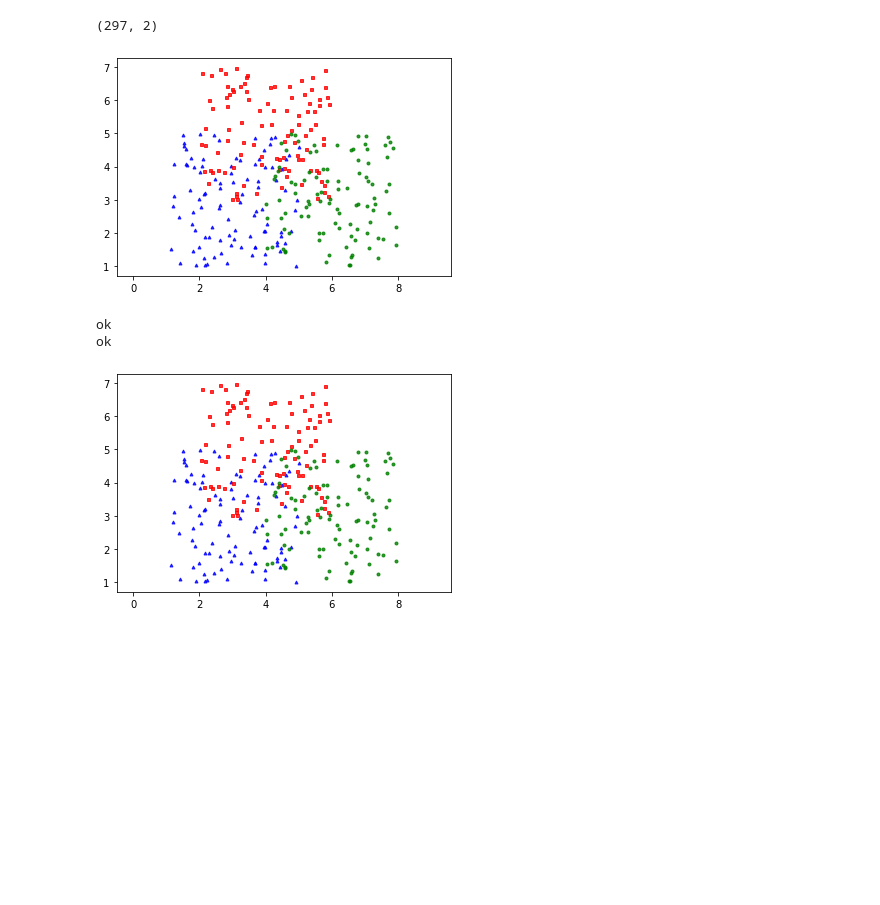
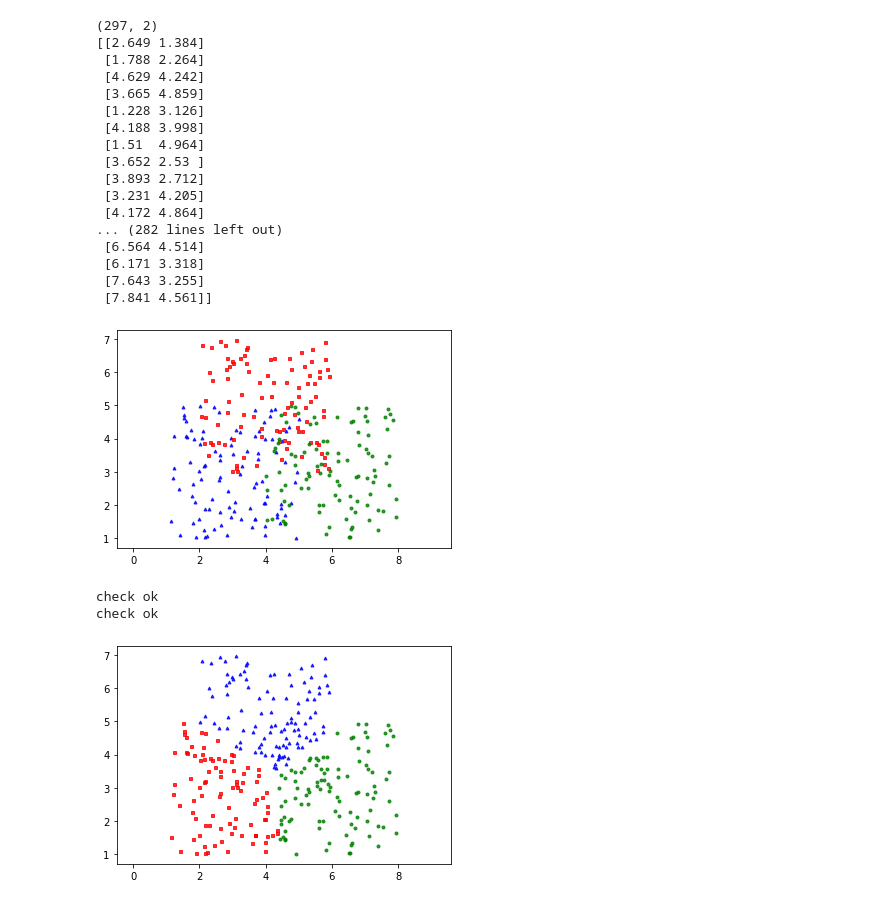
Before and after one commit to nnh92/Kmeans-Clustering, a Jupyter notebook: K_Means_Clustering.ipynb, the cells around one changed output. Saved outputs shown, nothing was run; the diff lists cells and outputs as text; code cells hidden in the pictures; blank space fills up the shorter version.

```diff
--- a/K_Means_Clustering.ipynb
+++ b/K_Means_Clustering.ipynb
@@ -17,18 +17,25 @@ K = 3
 original_label = np.asarray([0]*len(dtA) + [1]*len(dtB) + [2]*len(dtC)).T
 #print(original_label)
 print(X.shape)
-#print(dtA)
+print(X)
 
 def kmeans_display(X, label):
   K = np.amax(label) + 1
   X0 = X[label==0,:]
   X1 = X[label==1,:]
   X2 = X[label==2,:]
-  plt.plot(dtA[:,0],dtA[:,1],'b^',markersize = 3, alpha = .8)
-  plt.plot(dtB[:,0],dtB[:,1],'rs',markersize = 3, alpha = .8)
-  plt.plot(dtC[:,0],dtC[:,1],'go',markersize = 3, alpha = .8)
+  X3 = X[label==3,:]
+  X4 = X[label==4,:]
+  X5 = X[label==5,:]
+  X6 = X[label==6,:]
+  plt.plot(X0[:,0],X0[:,1],'b^',markersize = 3, alpha = .8)
+  plt.plot(X1[:,0],X1[:,1],'rs',markersize = 3, alpha = .8)
+  plt.plot(X2[:,0],X2[:,1],'go',markersize = 3, alpha = .8)
+  plt.plot(X3[:,0],X3[:,1],'r*',markersize = 3, alpha = .8)
+  plt
 
   plt.axis('equal')
+  plt.title('Point view')
   plt.plot()
   plt.show()
 
@@ -57,34 +64,50 @@ def kmeans_update_centers(X, labels, K):
 
 #print(X.shape[0])
 
 def kmeans_converged(centers, new_centers):
   return (set([tuple(a) for a in centers]) == set([tuple(a) for a in new_centers]))
 
 def kmeans(X, K):
   centers = [kmeans_int_centers(X, K)]
   i = 0
   labels = []
   while True:
     labels.append(kmeans_assign_label(X, centers[-1]))
     new_centers = kmeans_update_centers(X, labels[-1],K)
     if kmeans_converged(centers[-1],new_centers):
-      #print('check ok')
+      print('check ok')
       break
     centers.append(new_centers)
     i += 1
   return (centers , labels, i)
 
 kmeans(X, K)
 
 (centers, labels, i) = kmeans(X, K)
 kmeans_display(X, labels[-1])
 
 
 
 #print([kmeans_int_centers(X,3)])
 # %% [output]
 (297, 2)
+[[2.649 1.384]
+ [1.788 2.264]
+ [4.629 4.242]
+ [3.665 4.859]
+ [1.228 3.126]
+ [4.188 3.998]
+ [1.51  4.964]
+ [3.652 2.53 ]
+ [3.893 2.712]
+ [3.231 4.205]
+ [4.172 4.864]
+... (282 lines left out)
+ [6.564 4.514]
+ [6.171 3.318]
+ [7.643 3.255]
+ [7.841 4.561]]
 [figure]
-ok
-ok
+check ok
+check ok
-[figure, old version]
+[figure, new version]
```
